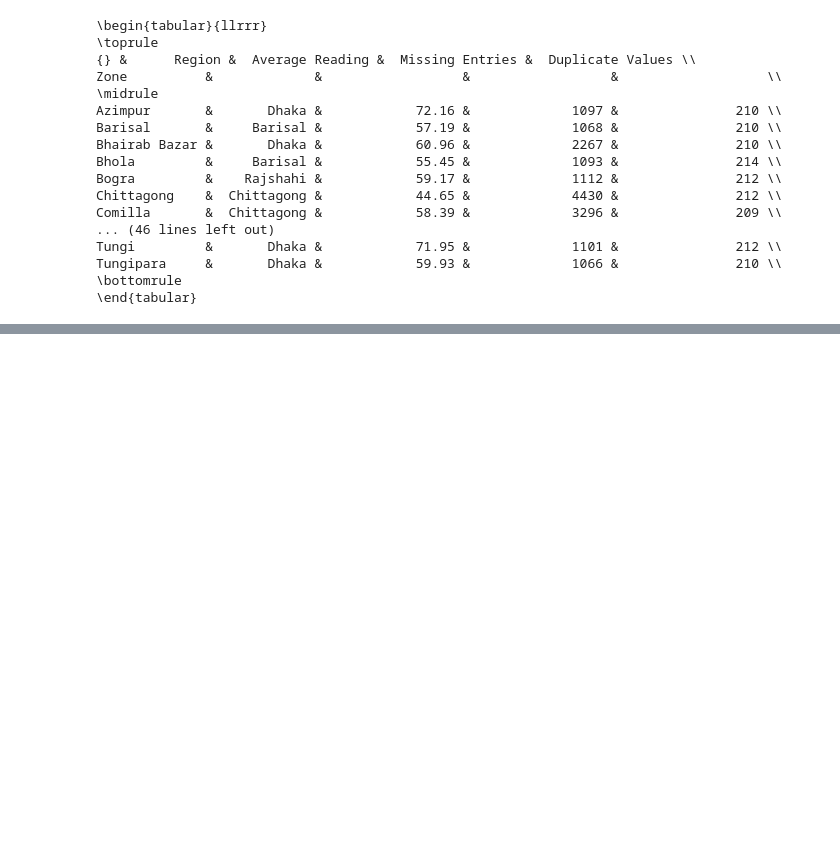
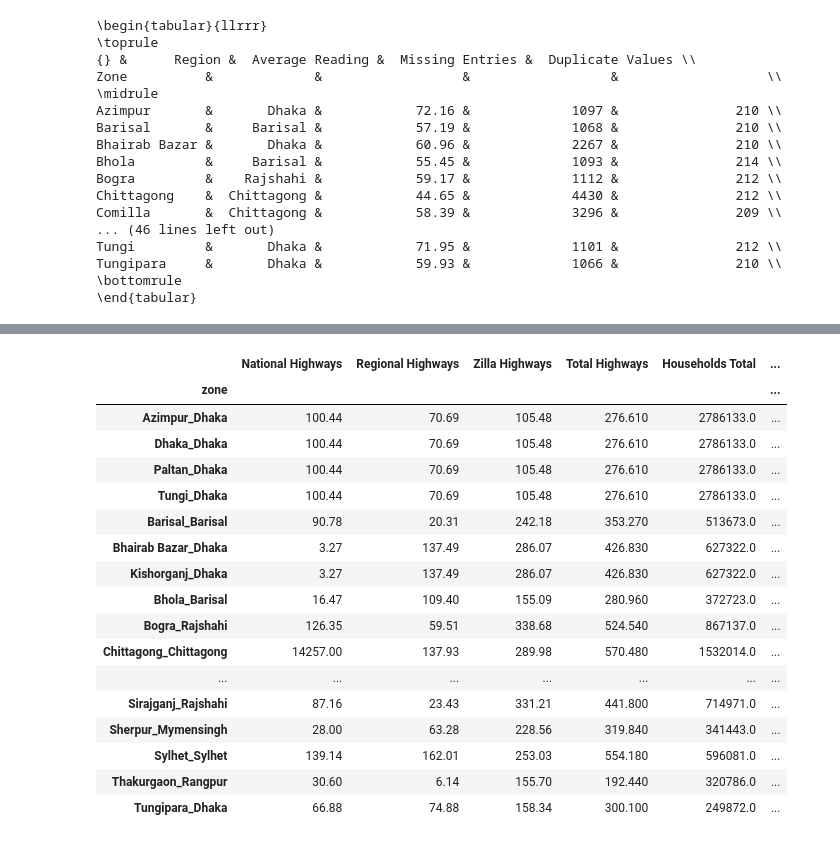
Before and after one commit to asifzmn/Air_Quality_Analysis, a Jupyter notebook: exploration/bd_forest_and_income.ipynb, the cells around one changed output, grey strips where cells are left out. Cells and saved outputs as stored; diff of their text form; code cells hidden in the pictures; blank space fills up the shorter version.

```diff
--- a/exploration/bd_forest_and_income.ipynb
+++ b/exploration/bd_forest_and_income.ipynb
@@ -226,0 +402,4 @@ intro_table["Average Reading"].corr(intro_table["per_capita_income"])
+# %%
+zone_district_map = pd.merge(zone_income_full, district_income, on="per_capita_income", how="inner")[["zone","district"]]
+# zone_district_map.to_csv("zone_district_map.csv",index=False)
+zone_district_map
@@ -226,0 +426,3 @@ intro_table["Average Reading"].corr(intro_table["per_capita_income"])
+# %%
+Household_Population_Literacy_Rate_District_2011 = pd.read_csv('../data_preparation/Extra Data/BBS 2022 Data/Household_Population_Literacy_Rate_District_2011.csv', sep='\s+', header=[0], index_col=0).replace("-",0).astype(float)
+Household_Population_Literacy_Rate_District_2011
@@ -226,0 +444,3 @@ intro_table["Average Reading"].corr(intro_table["per_capita_income"])
+# %%
+road_length_district_2022 = pd.read_csv('../data_preparation/Extra Data/BBS 2022 Data/road_length_district_2022.csv', sep='\s+', header=[0], index_col=0).replace("-",0).astype(float)
+road_length_district_2022
@@ -226,0 +502,4 @@ intro_table["Average Reading"].corr(intro_table["per_capita_income"])
+# %%
+average_reading = series.median()[zone_district_map.zone]
+average_reading.name = "average_reading"
+average_reading
@@ -226,0 +524,24 @@ intro_table["Average Reading"].corr(intro_table["per_capita_income"])
+# %%
+road_and_household_data = pd.concat((road_length_district_2022.loc[zone_district_map.district],Household_Population_Literacy_Rate_District_2011.loc[zone_district_map.district]),axis=1)
+road_and_household_data["Per Capita Income"] = zone_income["per_capita_income"].values
+road_and_household_data.index = average_reading.index
+road_and_household_data
+# %% [output]
+|  | National Highways | Regional Highways | Zilla Highways | Total Highways | Households Total | ... |
+| zone |  |  |  |  |  | ... |
+| Azimpur_Dhaka | 100.44 | 70.69 | 105.48 | 276.610 | 2786133.0 | ... |
+| Dhaka_Dhaka | 100.44 | 70.69 | 105.48 | 276.610 | 2786133.0 | ... |
+| Paltan_Dhaka | 100.44 | 70.69 | 105.48 | 276.610 | 2786133.0 | ... |
+| Tungi_Dhaka | 100.44 | 70.69 | 105.48 | 276.610 | 2786133.0 | ... |
+| Barisal_Barisal | 90.78 | 20.31 | 242.18 | 353.270 | 513673.0 | ... |
+| Bhairab Bazar_Dhaka | 3.27 | 137.49 | 286.07 | 426.830 | 627322.0 | ... |
+| Kishorganj_Dhaka | 3.27 | 137.49 | 286.07 | 426.830 | 627322.0 | ... |
+| Bhola_Barisal | 16.47 | 109.40 | 155.09 | 280.960 | 372723.0 | ... |
+| Bogra_Rajshahi | 126.35 | 59.51 | 338.68 | 524.540 | 867137.0 | ... |
+| Chittagong_Chittagong | 14257.00 | 137.93 | 289.98 | 570.480 | 1532014.0 | ... |
+| ... | ... | ... | ... | ... | ... | ... |
+| Sirajganj_Rajshahi | 87.16 | 23.43 | 331.21 | 441.800 | 714971.0 | ... |
+| Sherpur_Mymensingh | 28.00 | 63.28 | 228.56 | 319.840 | 341443.0 | ... |
+| Sylhet_Sylhet | 139.14 | 162.01 | 253.03 | 554.180 | 596081.0 | ... |
+| Thakurgaon_Rangpur | 30.60 | 6.14 | 155.70 | 192.440 | 320786.0 | ... |
+| Tungipara_Dhaka | 66.88 | 74.88 | 158.34 | 300.100 | 249872.0 | ... |
```
Also changed, not shown: parts of 28 cells of this notebook, 8 other files.
